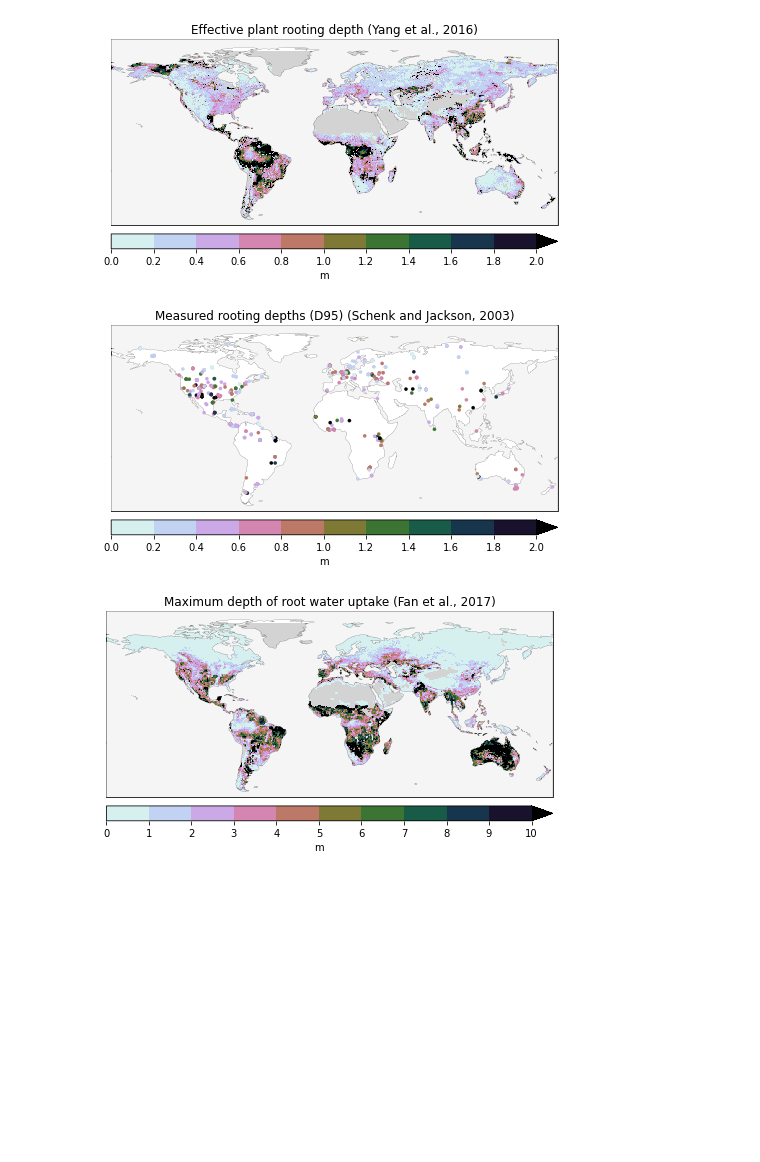
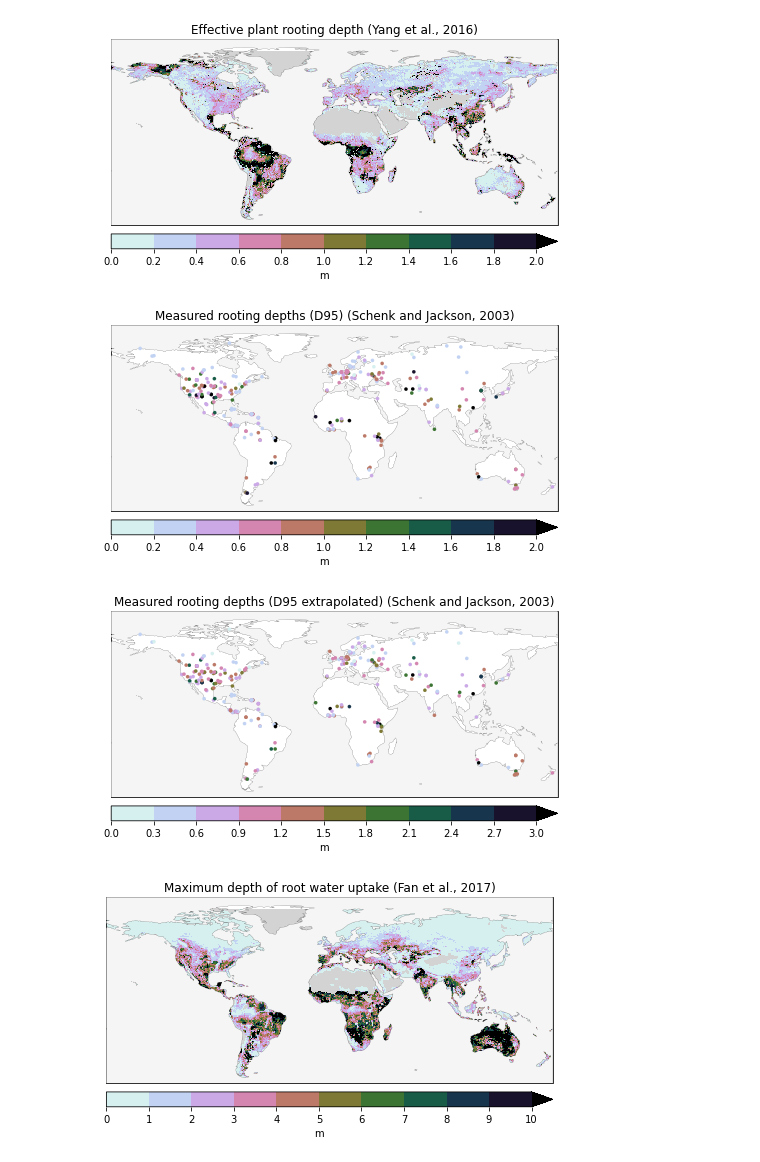
Before and after one commit to fvanoorschot/global_sr_module, a Jupyter notebook: global_sr_comparison.ipynb, the cells around one changed output. Drawn from its saved outputs; the diff is of its cells as text; code cells hidden in the pictures; blank space fills up the shorter version.

```diff
--- a/global_sr_comparison.ipynb
+++ b/global_sr_comparison.ipynb
@@ -895,25 +899,62 @@ fig2.savefig(f'{work_dir}/output/gridded_sr/figures/yang_effective_rooting_depth
 [figure]
 # %%
 #Schenk and Jackson observed rooting depths
-s = pd.read_csv(f'{work_dir}/data/reference_sr/Schenk+Jackson2003-rootzone-point-data.csv',index_col=0,delimiter=';')
+sj = pd.read_csv(f'{work_dir}/data/reference_sr/Schenk+Jackson2003-rootzone-point-data.csv',index_col=0,delimiter=';')
+lats = sj.Latitude.values
+lons = sj.Longitude.values
 
-# what are extrapolated columns?
+# get unique values
+sj = sj[['Latitude','Longitude','D50','D95',' D50_extrapolated','D95_extrapolated']]
+ll=[]
+for i in range(len(lats)):
+    a = lats[i]
+    b = lons[i]
+    c = f'{a}_{b}'
+    ll.append(c)
+sj.index = ll
+sjj = sj.groupby(level=0).agg('mean')
+sjj
+
+# d95
+bounds = np.linspace(0,2,11)
+bounds2 = np.linspace(0,2,11)
+norm = mpl.colors.BoundaryNorm(bounds, cmap_sr.N)
 
 fig2 = plt.figure(figsize=(8,8))
 ax = fig2.add_subplot(111,projection=ccrs.PlateCarree())
 ax.coastlines(linewidth=0.1)
 ax.add_feature(cartopy.feature.OCEAN, zorder=100,facecolor='whitesmoke', edgecolor='k',linewidth=0.1)
 ax.set_global()
 ax.set_xlim(-180,180)
 ax.set_ylim(-60,90)
-s = ax.scatter(s.Longitude,s.Latitude,s=12,c=s.D95,edgecolors='face',marker='o',linewidths=0.1,cmap=cmap_sr,norm=norm,zorder=102)
+s = ax.scatter(sjj.Longitude,sjj.Latitude,s=12,c=sjj.D95,edgecolors='face',marker='o',linewidths=0.1,cmap=cmap_sr,norm=norm,zorder=102)
 cbar = plt.colorbar(s, orientation='horizontal',spacing='proportional',extend='max', pad=0.02,aspect=30,ticks=bounds2)
 cbar.ax.tick_params(labelsize=10)
 cbar.set_label(label='m', size=10)
 ax.set_title('Measured rooting depths (D95) (Schenk and Jackson, 2003)',size=12)
 fig2.savefig(f'{work_dir}/output/gridded_sr/figures/schenkjackson_rooting_depth_d95.jpg',bbox_inches='tight',dpi=300)
+
+# d95 extrapolated
+bounds = np.linspace(0,3,11)
+bounds2 = np.linspace(0,3,11)
+norm = mpl.colors.BoundaryNorm(bounds, cmap_sr.N)
+
+fig2 = plt.figure(figsize=(8,8))
+ax = fig2.add_subplot(111,projection=ccrs.PlateCarree())
+ax.coastlines(linewidth=0.1)
+ax.add_feature(cartopy.feature.OCEAN, zorder=100,facecolor='whitesmoke', edgecolor='k',linewidth=0.1)
+ax.set_global()
+ax.set_xlim(-180,180)
+ax.set_ylim(-60,90)
+s = ax.scatter(sjj.Longitude,sjj.Latitude,s=12,c=sjj.D95_extrapolated,edgecolors='face',marker='o',linewidths=0.1,cmap=cmap_sr,norm=norm,zorder=102)
+cbar = plt.colorbar(s, orientation='horizontal',spacing='proportional',extend='max', pad=0.02,aspect=30,ticks=bounds2)
+cbar.ax.tick_params(labelsize=10)
+cbar.set_label(label='m', size=10)
+ax.set_title('Measured rooting depths (D95 extrapolated) (Schenk and Jackson, 2003)',size=12)
+fig2.savefig(f'{work_dir}/output/gridded_sr/figures/schenkjackson_rooting_depth_d95_extrapolated.jpg',bbox_inches='tight',dpi=300)
 # %% [output]
-[figure, old version]
+[figure, new version]
+[figure, added]
 # %%
 # Fan maximum depth of root water uptake
 bounds = np.linspace(0,10,11)
```
Also changed, not shown: parts of 19 cells of this notebook, 4 other files.
